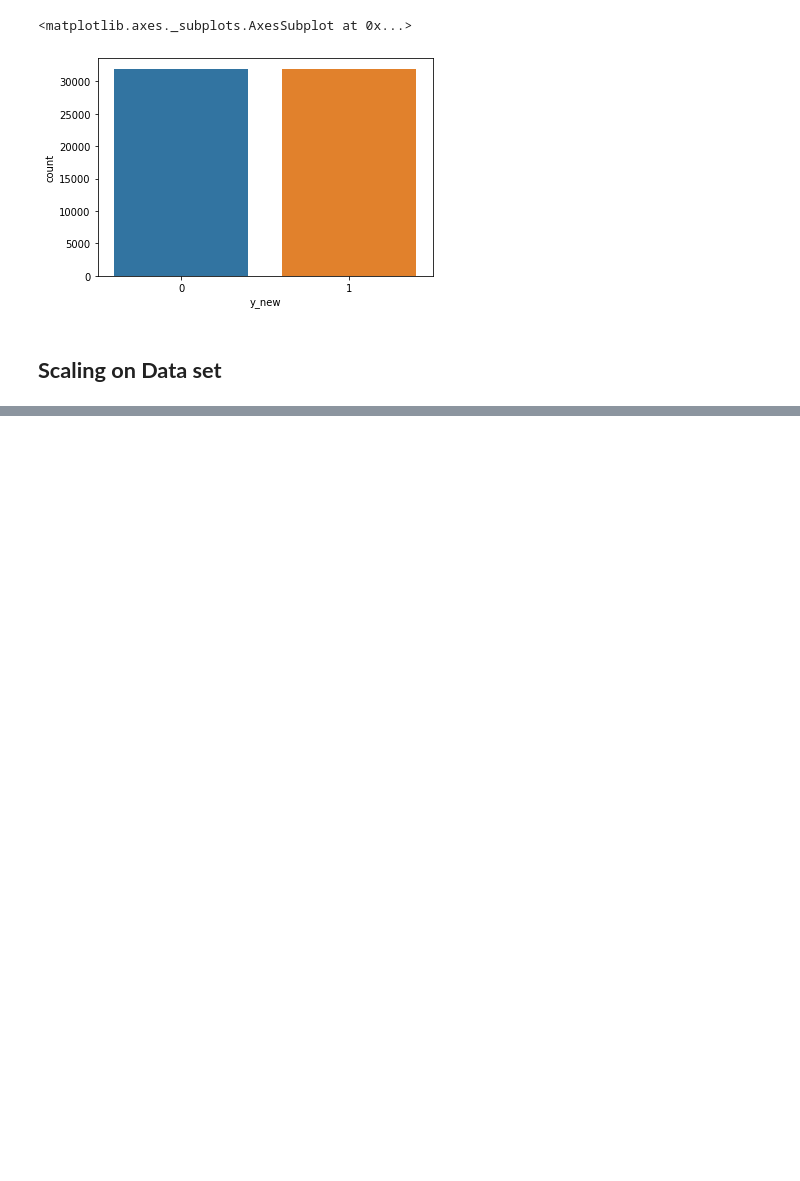
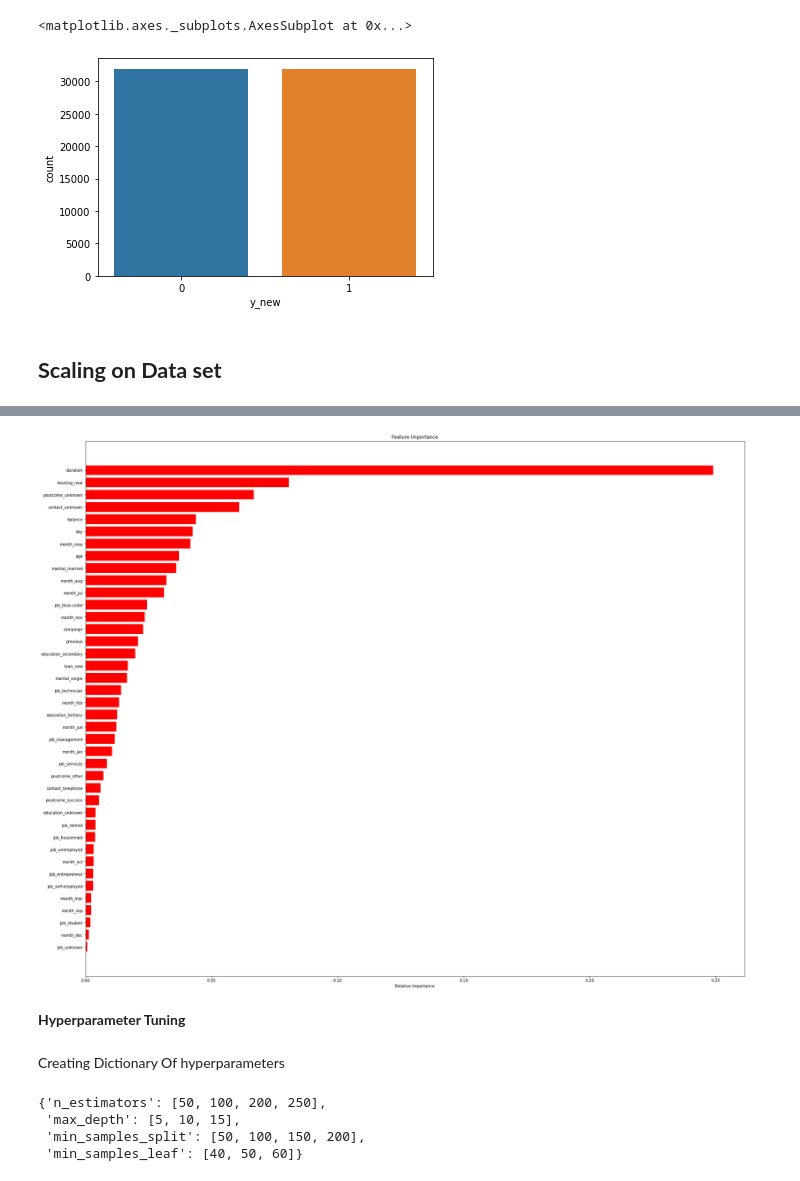
Before and after one commit to YashwantRaul/Supervised-ML-Classification, a Jupyter notebook: Bank_Marketing_Effectiveness_Prediction_Capstone_Project.ipynb, the cells around one changed output, grey strips where cells are left out. Saved outputs shown, nothing was run; the diff lists cells and outputs as text; code cells hidden in the pictures; blank space fills up the shorter version.

```diff
--- a/Bank_Marketing_Effectiveness_Prediction_Capstone_Project.ipynb
+++ b/Bank_Marketing_Effectiveness_Prediction_Capstone_Project.ipynb
@@ -617,0 +749,18 @@ X_test = scaler.transform(X_test)
+# %%
+features = X.columns
+importances = rf_clf.feature_importances_
+indices = np.argsort(importances)
+# %%
+plt.figure(figsize=(30,25))
+plt.title('Feature Importance')
+plt.barh(range(len(indices)), importances[indices], color='red', align='center')
+plt.yticks(range(len(indices)), [features[i] for i in indices])
+plt.xlabel('Relative Importance')
+plt.show()
+# %% [output]
+[figure, added]
+# %% [markdown]
+**Hyperparameter Tuning**
+# %% [markdown]
+
+Creating Dictionary Of hyperparameters
@@ -617,0 +773,7 @@ X_test = scaler.transform(X_test)
+# %%
+param_dict
+# %% [output]
+{'n_estimators': [50, 100, 200, 250],
+ 'max_depth': [5, 10, 15],
+ 'min_samples_split': [50, 100, 150, 200],
+ 'min_samples_leaf': [40, 50, 60]}
```
Also changed, not shown: parts of 52 cells of this notebook.
